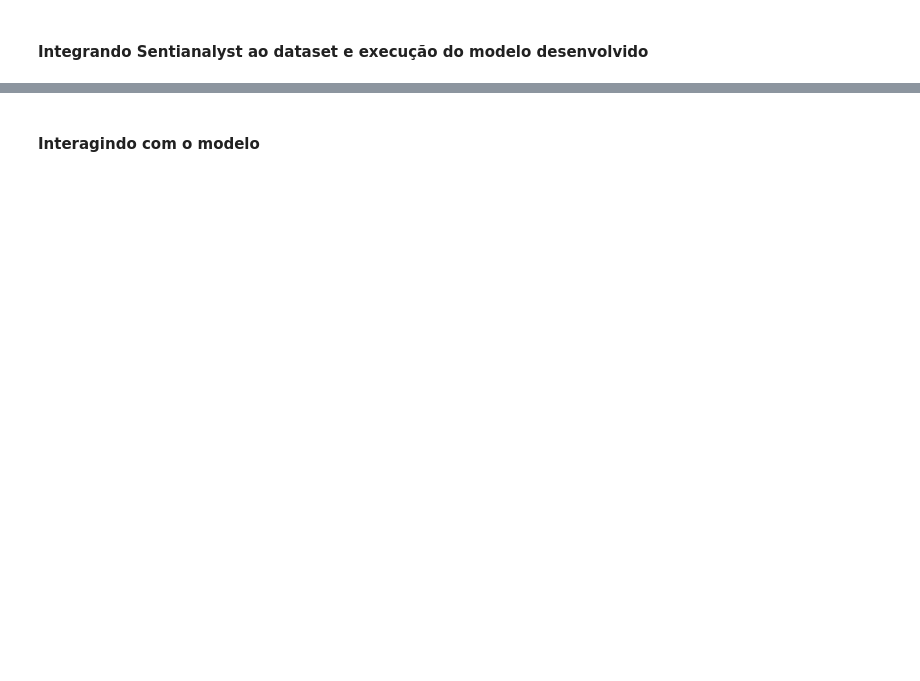
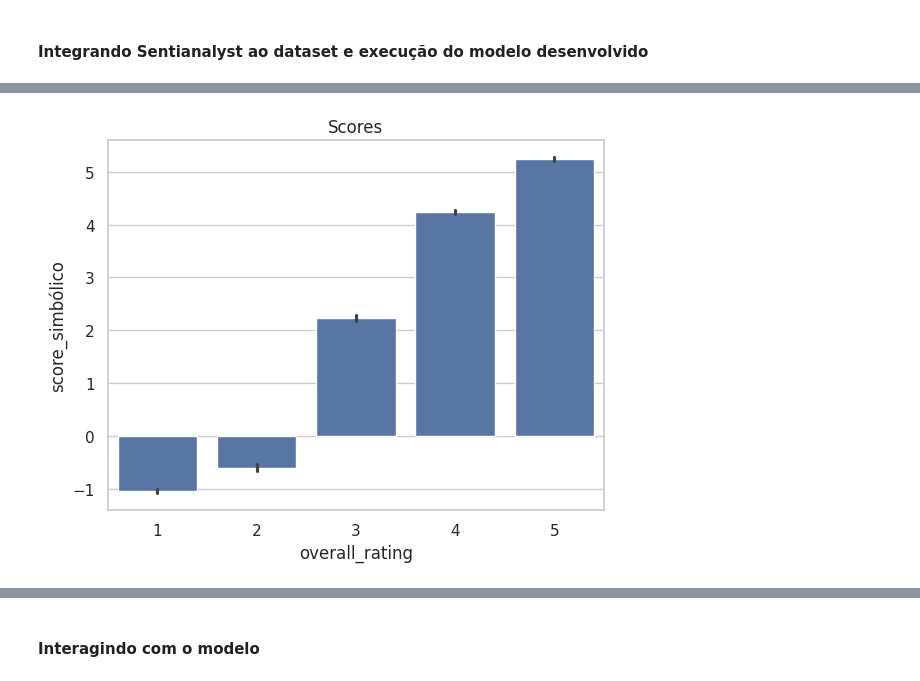
Before and after one commit to raphaelchaves/papa-linguas, a Jupyter notebook: Projeto_PLN_ICMC_V2.ipynb, the cells around one changed output, grey strips where cells are left out. Drawn from its saved outputs; the diff is of its cells as text; code cells hidden in the pictures; blank space fills up the shorter version.

Commit message:
Atualizar colab com gráficos de relacao sentimento x ratings

```diff
--- a/Projeto_PLN_ICMC_V2.ipynb
+++ b/Projeto_PLN_ICMC_V2.ipynb
@@ -884,7 +975,4 @@ def analise_sentimento(texto):
 # 6. Análise simbólica
 development_sample['resultado_simbólico'] = development_sample['review_text_lemmatized'].apply(analise_sentimento)
 development_sample['sentimento_simbólico'] = development_sample['resultado_simbólico'].apply(lambda x: x['sentimento'])
-# development_sample['score_simbólico'] = development_sample['resultado_simbólico'].apply(lambda x: x['score'])
-
-# 7. Visualizando resultados
-development_sample[['review_text_lemmatized', 'sentimento_simbólico']].head(100)
+development_sample['score_simbólico'] = development_sample['resultado_simbólico'].apply(lambda x: x['score'])
@@ -904,0 +996,6 @@ development_sample[['review_text_lemmatized', 'sentimento_simbólico']].head(100
+# %%
+ax = sns.barplot(data=development_sample, x='overall_rating', y='score_simbólico')
+ax.set_title('Scores')
+plt.show()
+# %% [output]
+[figure, added]
```
Also changed, not shown: parts of 30 cells of this notebook.
